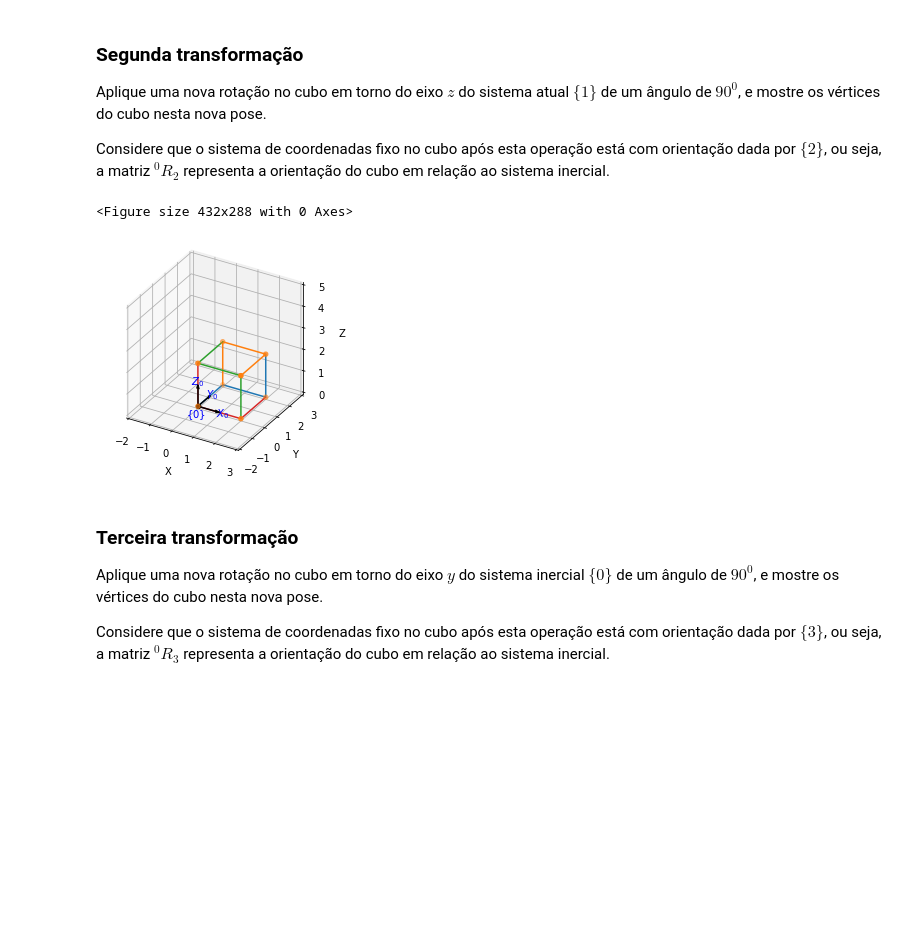
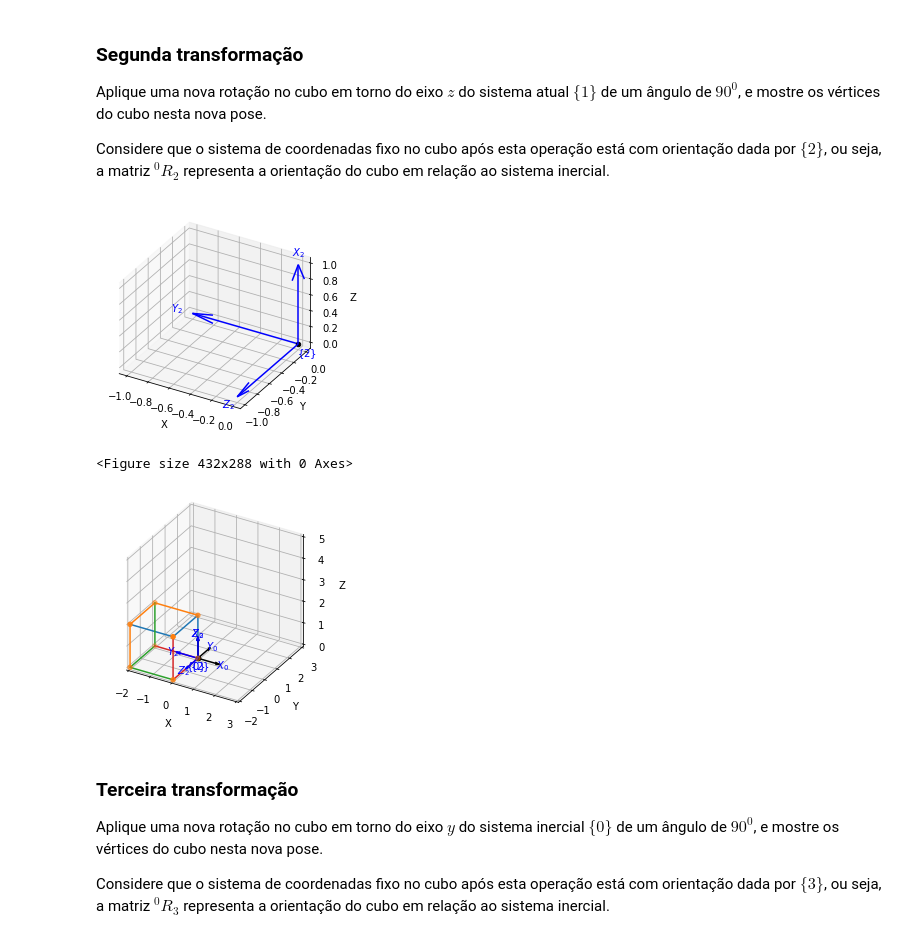
Before and after one commit to RafaelBaquero/lab-robos-manip, a Jupyter notebook: sel0634_tarefa1_Incompleta.ipynb, the cells around one changed output. Drawn from its saved outputs; the diff is of its cells as text; code cells hidden in the pictures; blank space fills up the shorter version.

```diff
--- a/sel0634_tarefa1_Incompleta.ipynb
+++ b/sel0634_tarefa1_Incompleta.ipynb
@@ -110,19 +119,23 @@ plot_cubo(P01)
 Aplique uma nova rotação no cubo em torno do eixo $z$ do sistema atual $\{1\}$ de um ângulo de $90^0$, e mostre os vértices do cubo nesta nova pose.
 
 Considere que o sistema de coordenadas fixo no cubo após esta operação está com orientação dada por $\{2\}$, ou seja, a matriz $^0R_2$ representa a orientação do cubo em relação ao sistema inercial.
-# %%
-#########################
-# Coloque seu código aqui
-R12 = SE3.Rz(90,'deg')
-H12 = R12
-
-P02 = H12*P01
-
-########################
-plot_cubo(P02)
-# %% [output]
-<Figure size 432x288 with 0 Axes>
-[figure, removed]
+# %%
+#########################
+# Coloque seu código aqui
+R12 = SE3.Rz(90,'deg')
+R12
+
+R02 = R01*R12 # Sistema atual: pós-multiplicação
+P02 = R02*P
+
+R02.plot(frame='2') # mostra o sistema de coordenadas com orientação dada por R02
+########################
+plot_cubo(P02)
+R02.plot(frame='2') # mostra o sistema de coordenadas com orientação dada por R02
+# %% [output]
+[figure, added]
+<Figure size 432x288 with 0 Axes>
+[figure, added]
 # %% [markdown]
 ### Terceira transformação
 
```
Also changed, not shown: parts of 13 cells of this notebook.
